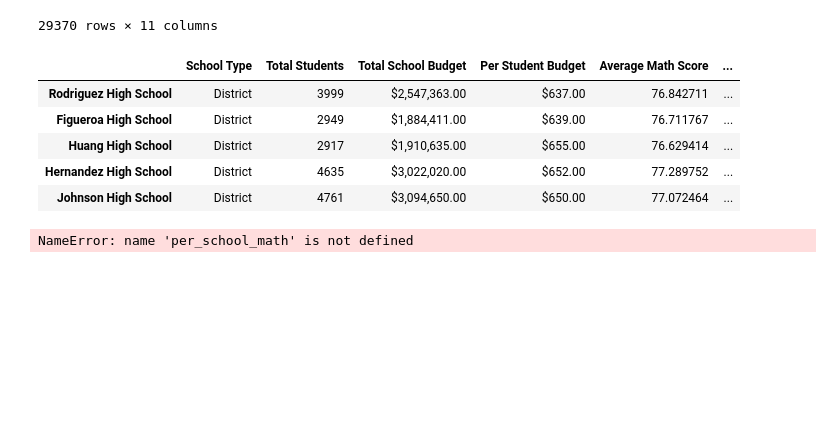
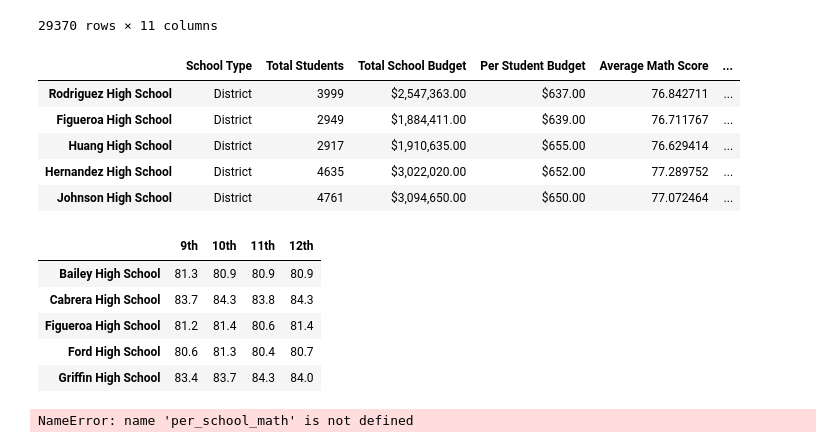
Before and after one commit to pritchardjeff/School_District_Analysis, a Jupyter notebook: PyCitySchools.ipynb, the cells around one changed output. Saved outputs shown, nothing was run; the diff lists cells and outputs as text; code cells hidden in the pictures; blank space fills up the shorter version.

Commit message:
added average math and reading scores by grade.

```diff
--- a/PyCitySchools.ipynb
+++ b/PyCitySchools.ipynb
@@ -366,6 +366,93 @@ bottom_schools = per_school_summary_df.sort_values(["% Overall Passing"], ascend
 | Huang High School | District | 2917 | $1,910,635.00 | $655.00 | 76.629414 | ... |
 | Hernandez High School | District | 4635 | $3,022,020.00 | $652.00 | 77.289752 | ... |
 | Johnson High School | District | 4761 | $3,094,650.00 | $650.00 | 77.072464 | ... |
+# %%
+# Create a grade level dataframe
+
+ninth_graders = school_data_complete_df[(school_data_complete_df["grade"] == "9th")]
+tenth_graders = school_data_complete_df[(school_data_complete_df["grade"] == "10th")]
+eleventh_graders = school_data_complete_df[(school_data_complete_df["grade"] == "11th")]
+twelfth_graders = school_data_complete_df[(school_data_complete_df["grade"] == "12th")]
+
+# Group each school Series by the school name for the average math score.
+ninth_grade_math_scores = ninth_graders.groupby(["school_name"]).mean()["math_score"]
+
+tenth_grade_math_scores = tenth_graders.groupby(["school_name"]).mean()["math_score"]
+
+eleventh_grade_math_scores = eleventh_graders.groupby(["school_name"]).mean()["math_score"]
+
+twelfth_grade_math_scores = twelfth_graders.groupby(["school_name"]).mean()["math_score"]
+
+# Group each school Series by the school name for the average reading score.
+ninth_grade_reading_scores = ninth_graders.groupby(["school_name"]).mean()["reading_score"]
+
+tenth_grade_reading_scores = tenth_graders.groupby(["school_name"]).mean()["reading_score"]
+
+eleventh_grade_reading_scores = eleventh_graders.groupby(["school_name"]).mean()["reading_score"]
+
+twelfth_grade_reading_scores = twelfth_graders.groupby(["school_name"]).mean()["reading_score"]
+
+
+# Combine each Series for average math scores by school into a single dataframe
+
+math_scores_by_grade = pd.DataFrame({
+    "9th": ninth_grade_math_scores,
+    "10th": tenth_grade_math_scores,
+    "11th": eleventh_grade_math_scores,
+    "12th": twelfth_grade_math_scores})
+
+
+# Combine each Series for average reading scores by school into a single dataframe
+
+reading_scores_by_grade = pd.DataFrame({
+    "9th": ninth_grade_reading_scores,
+    "10th": tenth_grade_reading_scores,
+    "11th": eleventh_grade_reading_scores,
+    "12th": twelfth_grade_reading_scores})
+
+
+# Format each grade column.
+math_scores_by_grade["9th"] = math_scores_by_grade["9th"].map("{:.1f}".format)
+
+math_scores_by_grade["10th"] = math_scores_by_grade["10th"].map("{:.1f}".format)
+
+math_scores_by_grade["11th"] = math_scores_by_grade["11th"].map("{:.1f}".format)
+
+math_scores_by_grade["12th"] = math_scores_by_grade["12th"].map("{:.1f}".format)
+
+# Make sure the columns are in the correct order.
+math_scores_by_grade = math_scores_by_grade[
+                 ["9th", "10th", "11th", "12th"]]
+
+# Remove the index name.
+math_scores_by_grade.index.name = None
+# Display the DataFrame.
+math_scores_by_grade.head()
+
+# Format each grade column.
+reading_scores_by_grade["9th"] = reading_scores_by_grade["9th"].map("{:.1f}".format)
+
+reading_scores_by_grade["10th"] = reading_scores_by_grade["10th"].map("{:.1f}".format)
+
+reading_scores_by_grade["11th"] = reading_scores_by_grade["11th"].map("{:.1f}".format)
+
+reading_scores_by_grade["12th"] = reading_scores_by_grade["12th"].map("{:.1f}".format)
+
+# Make sure the columns are in the correct order.
+reading_scores_by_grade = reading_scores_by_grade[
+                 ["9th", "10th", "11th", "12th"]]
+
+# Remove the index name.
+reading_scores_by_grade.index.name = None
+# Display the DataFrame.
+reading_scores_by_grade.head()
+# %% [output]
+|  | 9th | 10th | 11th | 12th |
+| Bailey High School | 81.3 | 80.9 | 80.9 | 80.9 |
+| Cabrera High School | 83.7 | 84.3 | 83.8 | 84.3 |
+| Figueroa High School | 81.2 | 81.4 | 80.6 | 81.4 |
+| Ford High School | 80.6 | 81.3 | 80.4 | 80.7 |
+| Griffin High School | 83.4 | 83.7 | 84.3 | 84.0 |
 # %%
 # %% [output]
 NameError: name 'per_school_math' is not defined
```
